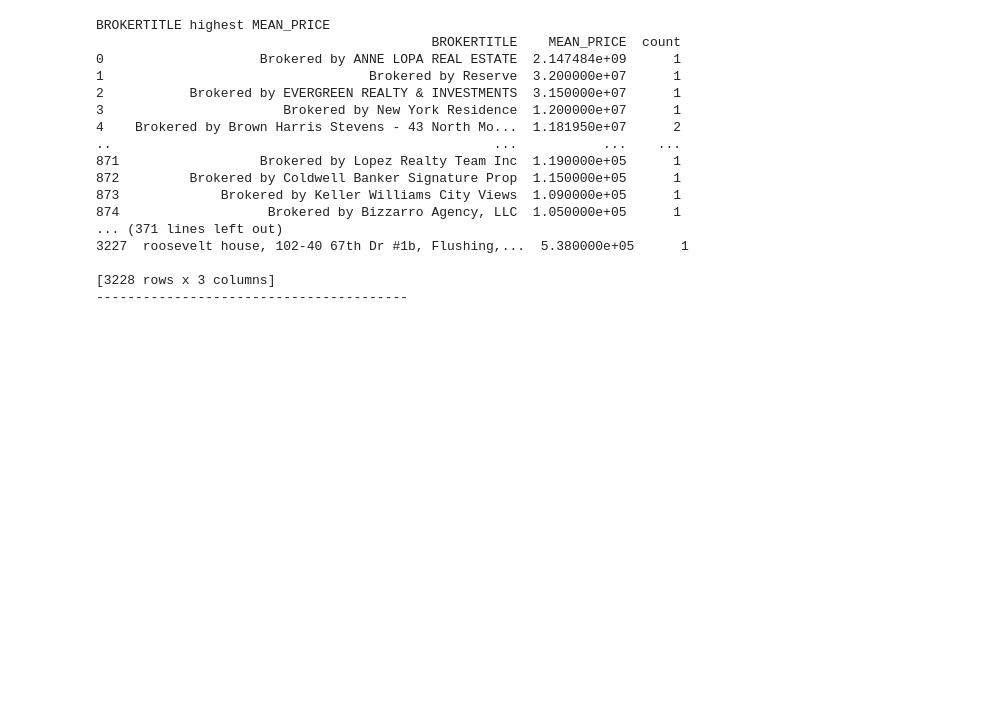
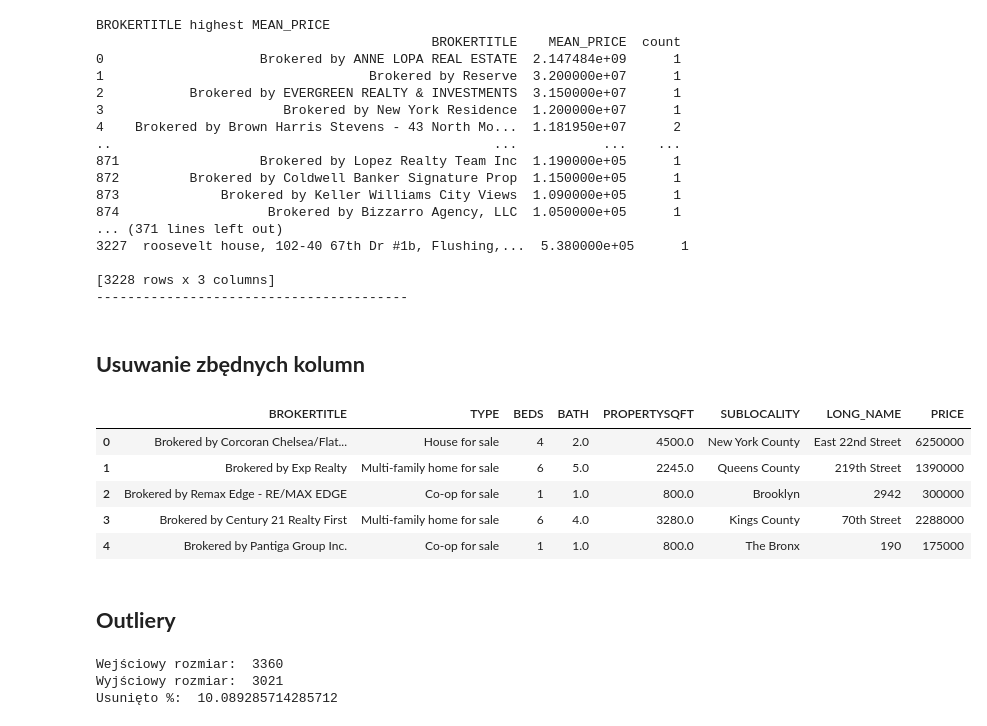
Before and after one commit to KAdamczykk/ML_Project_1, a Jupyter notebook: basic_analysis.ipynb, the cells around one changed output. Cells and saved outputs as stored; diff of their text form; code cells hidden in the pictures; blank space fills up the shorter version.

```diff
--- a/basic_analysis.ipynb
+++ b/basic_analysis.ipynb
@@ -145,3 +160,30 @@ BROKERTITLE highest MEAN_PRICE
 
 [3228 rows x 3 columns]
 ----------------------------------------
+# %% [markdown]
+## **Usuwanie zbędnych kolumn**
+# %%
+df_dropped = df_learning[["BROKERTITLE", "TYPE", "BEDS", "BATH", "PROPERTYSQFT", "SUBLOCALITY", "LONG_NAME", "PRICE"]]
+df_dropped.head()
+# %% [output]
+|  | BROKERTITLE | TYPE | BEDS | BATH | PROPERTYSQFT | SUBLOCALITY | LONG_NAME | PRICE |
+| 0 | Brokered by Corcoran Chelsea/Flat... | House for sale | 4 | 2.0 | 4500.0 | New York County | East 22nd Street | 6250000 |
+| 1 | Brokered by Exp Realty | Multi-family home for sale | 6 | 5.0 | 2245.0 | Queens County | 219th Street | 1390000 |
+| 2 | Brokered by Remax Edge - RE/MAX EDGE | Co-op for sale | 1 | 1.0 | 800.0 | Brooklyn | 2942 | 300000 |
+| 3 | Brokered by Century 21 Realty First | Multi-family home for sale | 6 | 4.0 | 3280.0 | Kings County | 70th Street | 2288000 |
+| 4 | Brokered by Pantiga Group Inc. | Co-op for sale | 1 | 1.0 | 800.0 | The Bronx | 190 | 175000 |
+# %% [markdown]
+## **Outliery**
+# %%
+print('Wejściowy rozmiar: ', df_dropped.shape[0])
+
+upper_lim = df_dropped["PRICE"].quantile(.95)
+lower_lim = df_dropped["PRICE"].quantile(.05)
+
+df_percentile = df_dropped[(df_dropped["PRICE"] < upper_lim) & (df_dropped["PRICE"] > lower_lim)]
+print('Wyjściowy rozmiar: ', df_percentile.shape[0])
+print('Usunięto %: ', (1-df_percentile.shape[0]/df_dropped["PRICE"].shape[0])*100)
+# %% [output]
+Wejściowy rozmiar:  3360
+Wyjściowy rozmiar:  3021
+Usunięto %:  10.089285714285712
```
Also changed, not shown: parts of 9 cells of this notebook.
